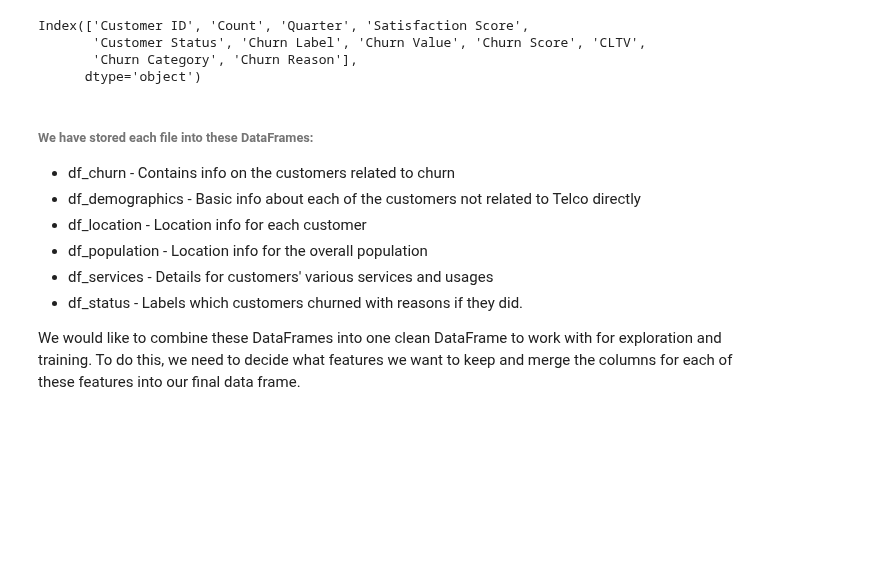
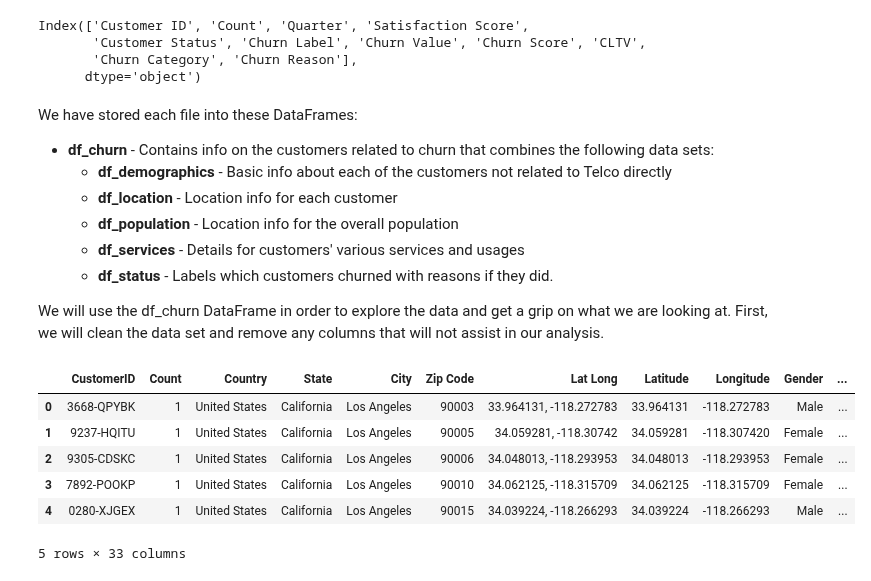
Before and after one commit to dvanheeswijk/Springboard, a Jupyter notebook: Capstone_3/Capstone 3 - Data Wrangling.ipynb, the cells around one changed output. Saved outputs shown, nothing was run; the diff lists cells and outputs as text; code cells hidden in the pictures; blank space fills up the shorter version.

Commit message:
Completed Data Wrangling and created clean_data.csv file in data

```diff
--- a/Capstone_3/Capstone 3 - Data Wrangling.ipynb
+++ b/Capstone_3/Capstone 3 - Data Wrangling.ipynb
@@ -71,13 +71,23 @@ Index(['Customer ID', 'Count', 'Quarter', 'Satisfaction Score',
        'Churn Category', 'Churn Reason'],
       dtype='object')
 # %% [markdown]
-###### We have stored each file into these DataFrames:
+We have stored each file into these DataFrames:
 
-* df_churn - Contains info on the customers related to churn
-* df_demographics - Basic info about each of the customers not related to Telco directly
-* df_location - Location info for each customer
-* df_population - Location info for the overall population
-* df_services - Details for customers' various services and usages
-* df_status - Labels which customers churned with reasons if they did.
+* **df_churn** - Contains info on the customers related to churn that combines the following data sets:
+    * **df_demographics** - Basic info about each of the customers not related to Telco directly
+    * **df_location** - Location info for each customer
+    * **df_population** - Location info for the overall population
+    * **df_services** - Details for customers' various services and usages
+    * **df_status** - Labels which customers churned with reasons if they did.
 
-We would like to combine these DataFrames into one clean DataFrame to work with for exploration and training. To do this, we need to decide what features we want to keep and merge the columns for each of these features into our final data frame.
+We will use the df_churn DataFrame in order to explore the data and get a grip on what we are looking at. First, we will clean the data set and remove any columns that will not assist in our analysis.
+# %%
+df_churn.head()
+# %% [output]
+|  | CustomerID | Count | Country | State | City | Zip Code | Lat Long | Latitude | Longitude | Gender | ... |
+| 0 | 3668-QPYBK | 1 | United States | California | Los Angeles | 90003 | 33.964131, -118.272783 | 33.964131 | -118.272783 | Male | ... |
+| 1 | 9237-HQITU | 1 | United States | California | Los Angeles | 90005 | 34.059281, -118.30742 | 34.059281 | -118.307420 | Female | ... |
+| 2 | 9305-CDSKC | 1 | United States | California | Los Angeles | 90006 | 34.048013, -118.293953 | 34.048013 | -118.293953 | Female | ... |
+| 3 | 7892-POOKP | 1 | United States | California | Los Angeles | 90010 | 34.062125, -118.315709 | 34.062125 | -118.315709 | Female | ... |
+| 4 | 0280-XJGEX | 1 | United States | California | Los Angeles | 90015 | 34.039224, -118.266293 | 34.039224 | -118.266293 | Male | ... |
+5 rows × 33 columns
```
Also changed, not shown: parts of 15 cells of this notebook, 1 other file.
